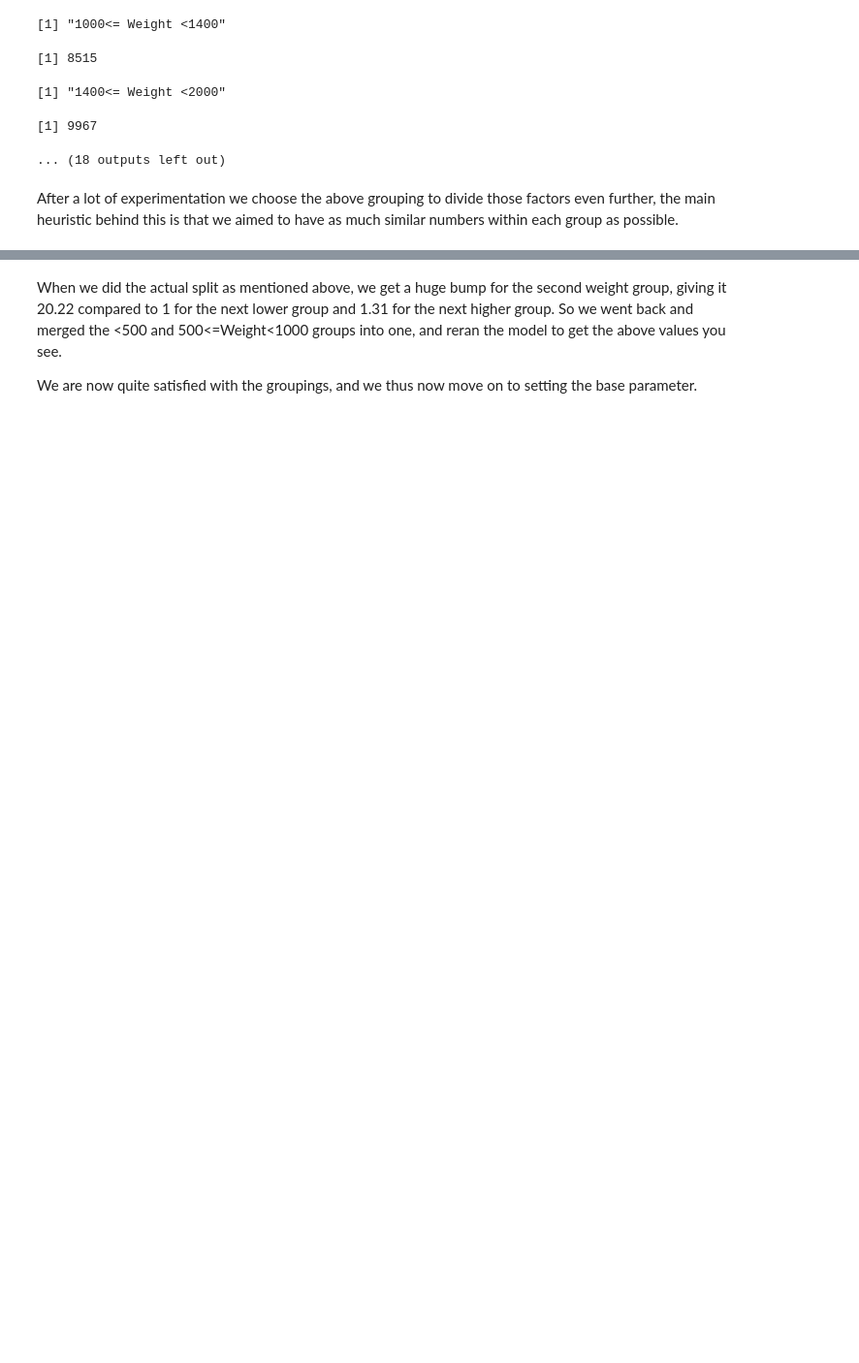
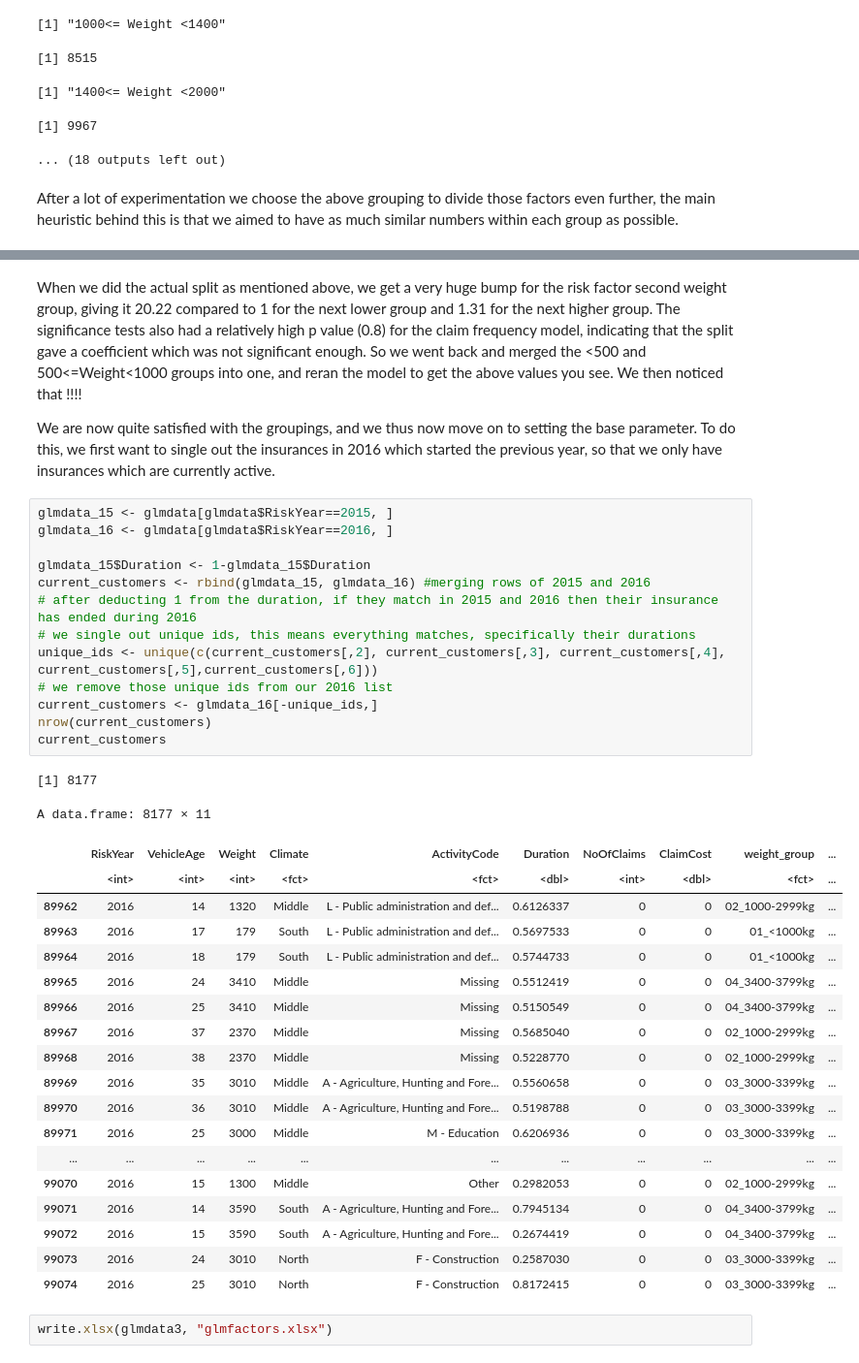
Before and after one commit to mnazaal/GLM, a Jupyter notebook: index.ipynb, the cells around one changed output, grey strips where cells are left out. Shown at 97% size. Saved outputs shown, nothing was run; the diff lists cells and outputs as text; blank space fills up the shorter version.

```diff
--- a/index.ipynb
+++ b/index.ipynb
@@ -1114,4 +1113,40 @@ multiplot(p1,p2,p3,p4,p5,p6,p7,p8,p9,p10,p11,p12, cols=4)
 # %% [markdown]
-When we did the actual split as mentioned above, we get a huge bump for the second weight group, giving it 20.22 compared to 1 for the next lower group and 1.31 for the next higher group. So we went back and merged the <500 and 500<=Weight<1000 groups into one, and reran the model to get the above values you see.
+When we did the actual split as mentioned above, we get a very huge bump for the risk factor second weight group, giving it 20.22 compared to 1 for the next lower group and 1.31 for the next higher group. The significance tests also had a relatively high p value (0.8) for the claim frequency model, indicating that the split gave a coefficient which was not significant enough. So we went back and merged the <500 and 500<=Weight<1000 groups into one, and reran the model to get the above values you see. We then noticed that !!!!
 
-We are now quite satisfied with the groupings, and we thus now move on to setting the base parameter.
+We are now quite satisfied with the groupings, and we thus now move on to setting the base parameter. To do this, we first want to single out the insurances in 2016 which started the previous year, so that we only have insurances which are currently active.
+# %%
+glmdata_15 <- glmdata[glmdata$RiskYear==2015, ]
+glmdata_16 <- glmdata[glmdata$RiskYear==2016, ]
+
+glmdata_15$Duration <- 1-glmdata_15$Duration
+current_customers <- rbind(glmdata_15, glmdata_16) #merging rows of 2015 and 2016
+# after deducting 1 from the duration, if they match in 2015 and 2016 then their insurance has ended during 2016
+# we single out unique ids, this means everything matches, specifically their durations
+unique_ids <- unique(c(current_customers[,2], current_customers[,3], current_customers[,4], current_customers[,5],current_customers[,6]))
+# we remove those unique ids from our 2016 list
+current_customers <- glmdata_16[-unique_ids,]
+nrow(current_customers)
+current_customers
+# %% [output]
+[1] 8177
+A data.frame: 8177 × 11
+|  | RiskYear | VehicleAge | Weight | Climate | ActivityCode | Duration | NoOfClaims | ClaimCost | weight_group | ... |
+|  | <int> | <int> | <int> | <fct> | <fct> | <dbl> | <int> | <dbl> | <fct> | ... |
+| 89962 | 2016 | 14 | 1320 | Middle | L - Public administration and def... | 0.6126337 | 0 | 0 | 02_1000-2999kg | ... |
+| 89963 | 2016 | 17 | 179 | South | L - Public administration and def... | 0.5697533 | 0 | 0 | 01_<1000kg | ... |
+| 89964 | 2016 | 18 | 179 | South | L - Public administration and def... | 0.5744733 | 0 | 0 | 01_<1000kg | ... |
+| 89965 | 2016 | 24 | 3410 | Middle | Missing | 0.5512419 | 0 | 0 | 04_3400-3799kg | ... |
+| 89966 | 2016 | 25 | 3410 | Middle | Missing | 0.5150549 | 0 | 0 | 04_3400-3799kg | ... |
+| 89967 | 2016 | 37 | 2370 | Middle | Missing | 0.5685040 | 0 | 0 | 02_1000-2999kg | ... |
+| 89968 | 2016 | 38 | 2370 | Middle | Missing | 0.5228770 | 0 | 0 | 02_1000-2999kg | ... |
+| 89969 | 2016 | 35 | 3010 | Middle | A - Agriculture, Hunting and Fore... | 0.5560658 | 0 | 0 | 03_3000-3399kg | ... |
+| 89970 | 2016 | 36 | 3010 | Middle | A - Agriculture, Hunting and Fore... | 0.5198788 | 0 | 0 | 03_3000-3399kg | ... |
+| 89971 | 2016 | 25 | 3000 | Middle | M - Education | 0.6206936 | 0 | 0 | 03_3000-3399kg | ... |
+| ... | ... | ... | ... | ... | ... | ... | ... | ... | ... | ... |
+| 99070 | 2016 | 15 | 1300 | Middle | Other | 0.2982053 | 0 | 0 | 02_1000-2999kg | ... |
+| 99071 | 2016 | 14 | 3590 | South | A - Agriculture, Hunting and Fore... | 0.7945134 | 0 | 0 | 04_3400-3799kg | ... |
+| 99072 | 2016 | 15 | 3590 | South | A - Agriculture, Hunting and Fore... | 0.2674419 | 0 | 0 | 04_3400-3799kg | ... |
+| 99073 | 2016 | 24 | 3010 | North | F - Construction | 0.2587030 | 0 | 0 | 03_3000-3399kg | ... |
+| 99074 | 2016 | 25 | 3010 | North | F - Construction | 0.8172415 | 0 | 0 | 03_3000-3399kg | ... |
+# %%
+write.xlsx(glmdata3, "glmfactors.xlsx")
```
Also changed, not shown: parts of 4 cells of this notebook.
